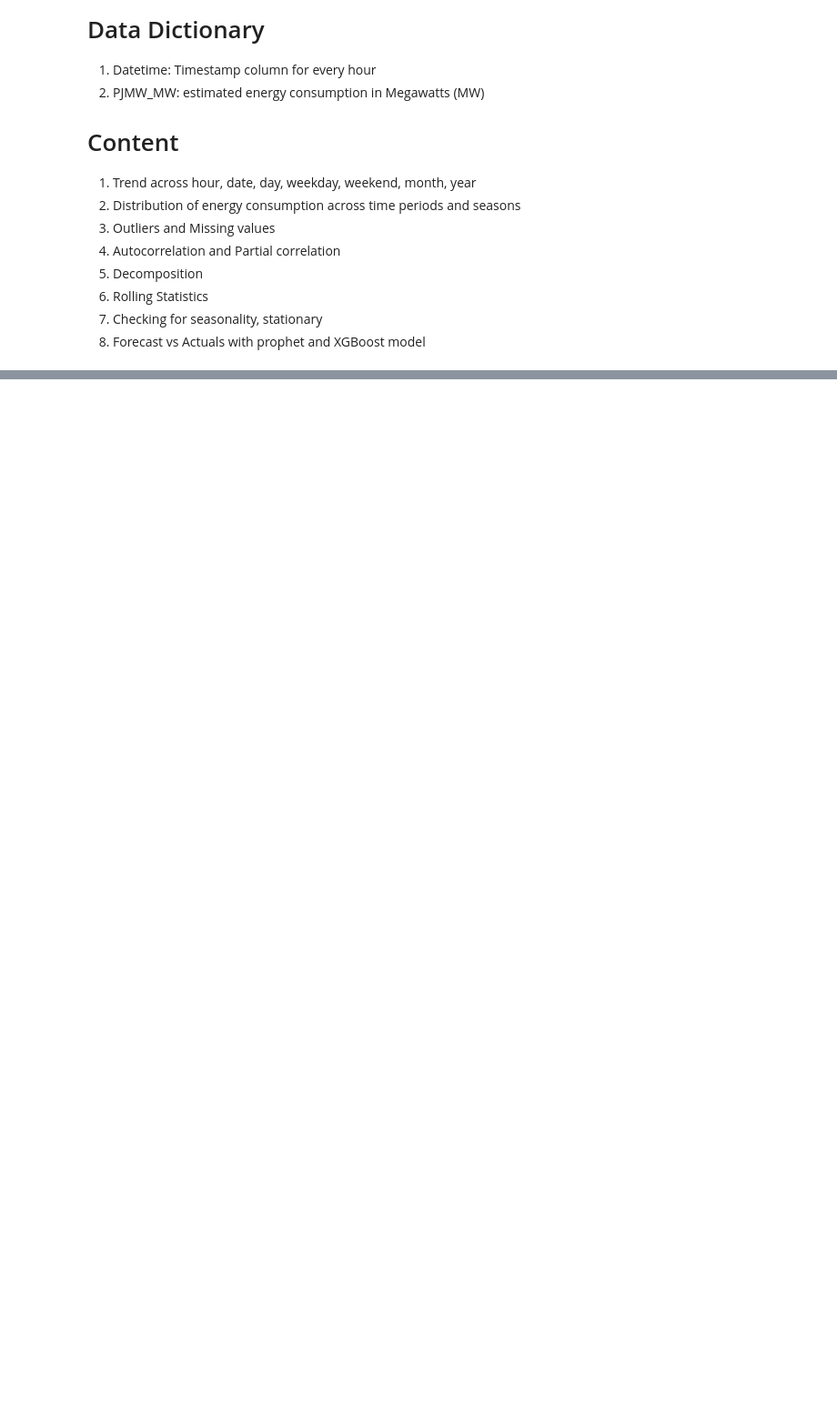
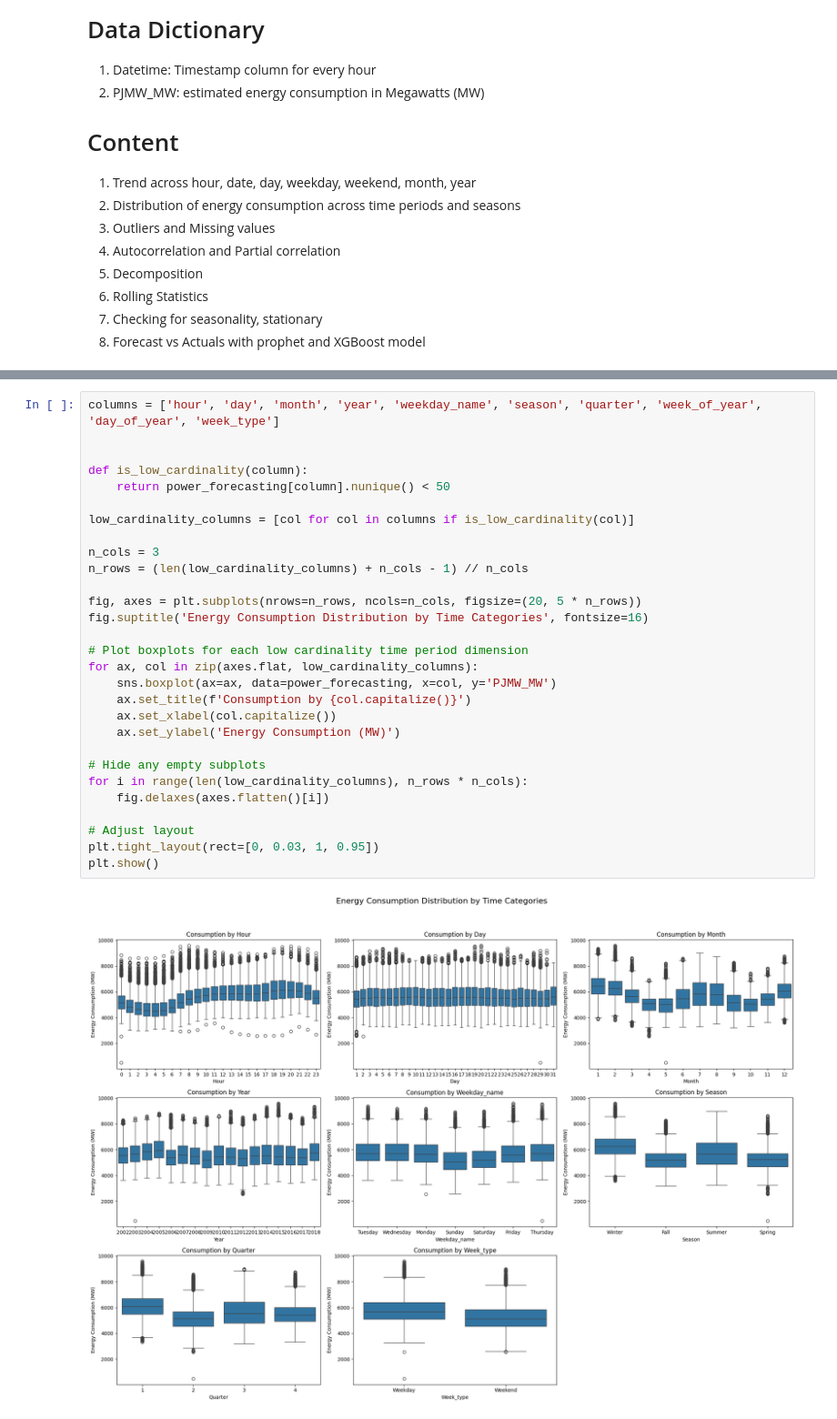
Before and after one commit to BenRoshan100/Power-Consumption-Forecasting, a Jupyter notebook: power_forecasting_eda.ipynb, the cells around one changed output, grey strips where cells are left out. Shown at 91% size. Drawn from its saved outputs; the diff is of its cells as text; blank space fills up the shorter version.

```diff
--- a/power_forecasting_eda.ipynb
+++ b/power_forecasting_eda.ipynb
@@ -139,0 +142,31 @@ plt.show()
+# %%
+columns = ['hour', 'day', 'month', 'year', 'weekday_name', 'season', 'quarter', 'week_of_year', 'day_of_year', 'week_type']
+
+
+def is_low_cardinality(column):
+    return power_forecasting[column].nunique() < 50
+
+low_cardinality_columns = [col for col in columns if is_low_cardinality(col)]
+
+n_cols = 3
+n_rows = (len(low_cardinality_columns) + n_cols - 1) // n_cols
+
+fig, axes = plt.subplots(nrows=n_rows, ncols=n_cols, figsize=(20, 5 * n_rows))
+fig.suptitle('Energy Consumption Distribution by Time Categories', fontsize=16)
+
+# Plot boxplots for each low cardinality time period dimension
+for ax, col in zip(axes.flat, low_cardinality_columns):
+    sns.boxplot(ax=ax, data=power_forecasting, x=col, y='PJMW_MW')
+    ax.set_title(f'Consumption by {col.capitalize()}')
+    ax.set_xlabel(col.capitalize())
+    ax.set_ylabel('Energy Consumption (MW)')
+
+# Hide any empty subplots
+for i in range(len(low_cardinality_columns), n_rows * n_cols):
+    fig.delaxes(axes.flatten()[i])
+
+# Adjust layout
+plt.tight_layout(rect=[0, 0.03, 1, 0.95])
+plt.show()
+# %% [output]
+[figure, added]
```
Also changed, not shown: parts of 8 cells of this notebook.
